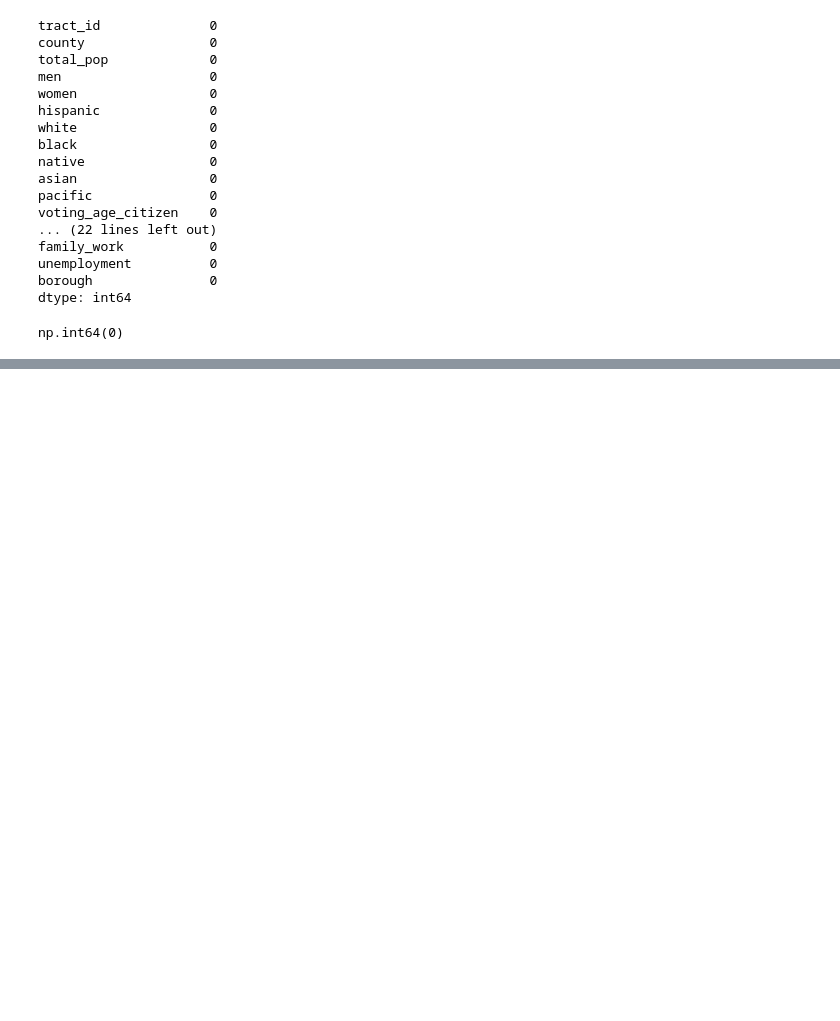
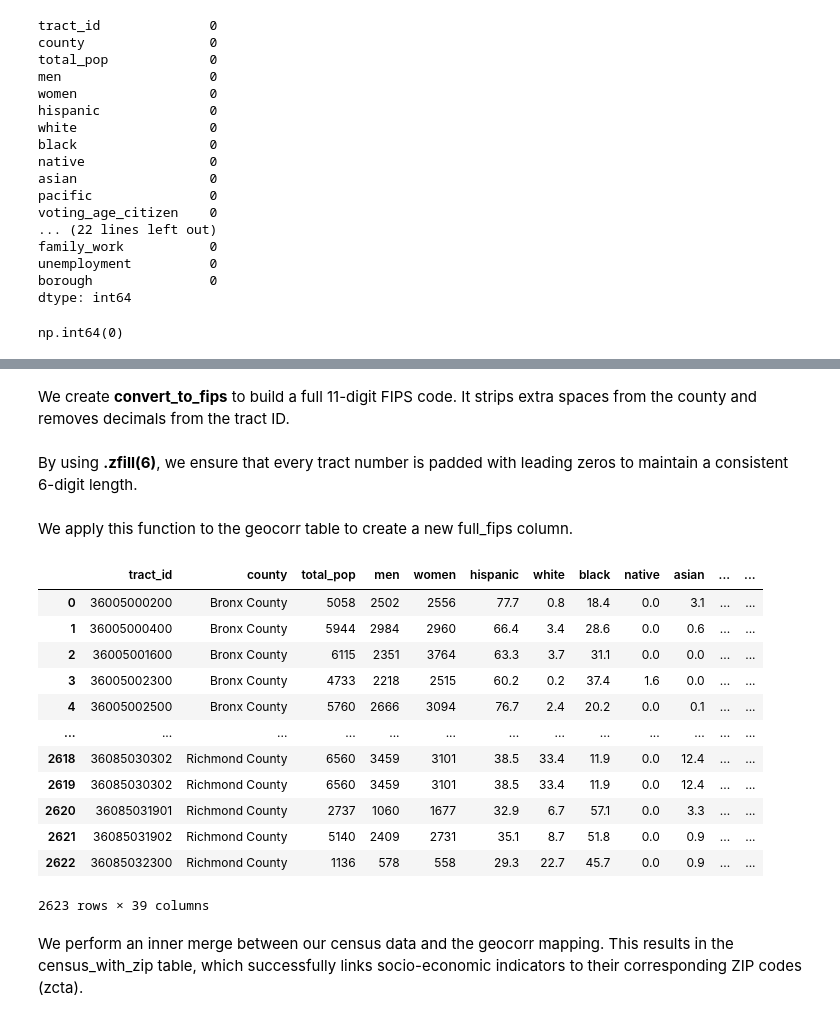
Before and after one commit to radinelageorgieva/Data-Science, a Jupyter notebook: FinalProject.ipynb, the cells around one changed output, grey strips where cells are left out. Drawn from its saved outputs; the diff is of its cells as text; code cells hidden in the pictures; blank space fills up the shorter version.

Commit message:
Add geographical correlation table

```diff
--- a/FinalProject.ipynb
+++ b/FinalProject.ipynb
@@ -568,0 +720,2 @@ np.int64(0)
+# %%
+nyc_census.tract_id = nyc_census.tract_id.astype(str)
@@ -568,0 +730,40 @@ np.int64(0)
+# %%
+def convert_to_fips(row):
+    county = str(row['county']).strip()
+    tract = str(row['tract']).replace('.','')
+    tract = tract.zfill(6)
+    return county + tract
+# %% [markdown]
+We create **convert_to_fips** to build a full 11-digit FIPS code. It strips extra spaces from the county and removes decimals from the tract ID.
+# %% [markdown]
+By using **.zfill(6)**, we ensure that every tract number is padded with leading zeros to maintain a consistent 6-digit length.
+# %%
+geocorr['full_fips'] = geocorr.apply(convert_to_fips, axis=1)
+# %% [markdown]
+We apply this function to the geocorr table to create a new full_fips column.
+# %%
+census_with_zip = pd.merge(
+    nyc_census,
+    geocorr[['full_fips', 'zcta']],
+    left_on='tract_id',
+    right_on='full_fips',
+    how='inner'
+)
+# %%
+census_with_zip
+# %% [output]
+|  | tract_id | county | total_pop | men | women | hispanic | white | black | native | asian | ... | ... |
+| 0 | 36005000200 | Bronx County | 5058 | 2502 | 2556 | 77.7 | 0.8 | 18.4 | 0.0 | 3.1 | ... | ... |
+| 1 | 36005000400 | Bronx County | 5944 | 2984 | 2960 | 66.4 | 3.4 | 28.6 | 0.0 | 0.6 | ... | ... |
+| 2 | 36005001600 | Bronx County | 6115 | 2351 | 3764 | 63.3 | 3.7 | 31.1 | 0.0 | 0.0 | ... | ... |
+| 3 | 36005002300 | Bronx County | 4733 | 2218 | 2515 | 60.2 | 0.2 | 37.4 | 1.6 | 0.0 | ... | ... |
+| 4 | 36005002500 | Bronx County | 5760 | 2666 | 3094 | 76.7 | 2.4 | 20.2 | 0.0 | 0.1 | ... | ... |
+| ... | ... | ... | ... | ... | ... | ... | ... | ... | ... | ... | ... | ... |
+| 2618 | 36085030302 | Richmond County | 6560 | 3459 | 3101 | 38.5 | 33.4 | 11.9 | 0.0 | 12.4 | ... | ... |
+| 2619 | 36085030302 | Richmond County | 6560 | 3459 | 3101 | 38.5 | 33.4 | 11.9 | 0.0 | 12.4 | ... | ... |
+| 2620 | 36085031901 | Richmond County | 2737 | 1060 | 1677 | 32.9 | 6.7 | 57.1 | 0.0 | 3.3 | ... | ... |
+| 2621 | 36085031902 | Richmond County | 5140 | 2409 | 2731 | 35.1 | 8.7 | 51.8 | 0.0 | 0.9 | ... | ... |
+| 2622 | 36085032300 | Richmond County | 1136 | 578 | 558 | 29.3 | 22.7 | 45.7 | 0.0 | 0.9 | ... | ... |
+2623 rows × 39 columns
+# %% [markdown]
+We perform an inner merge between our census data and the geocorr mapping. This results in the census_with_zip table, which successfully links socio-economic indicators to their corresponding ZIP codes (zcta).
```
Also changed, not shown: parts of 23 cells of this notebook.
